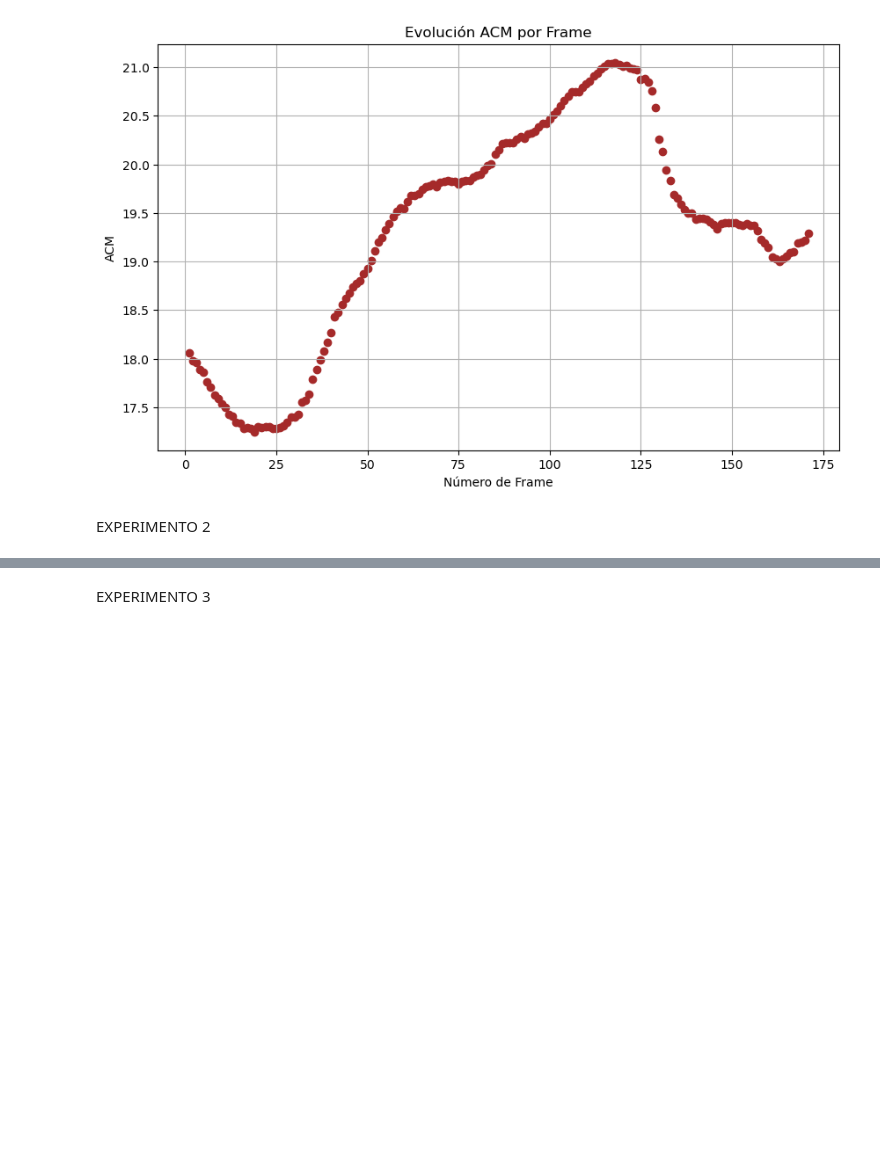
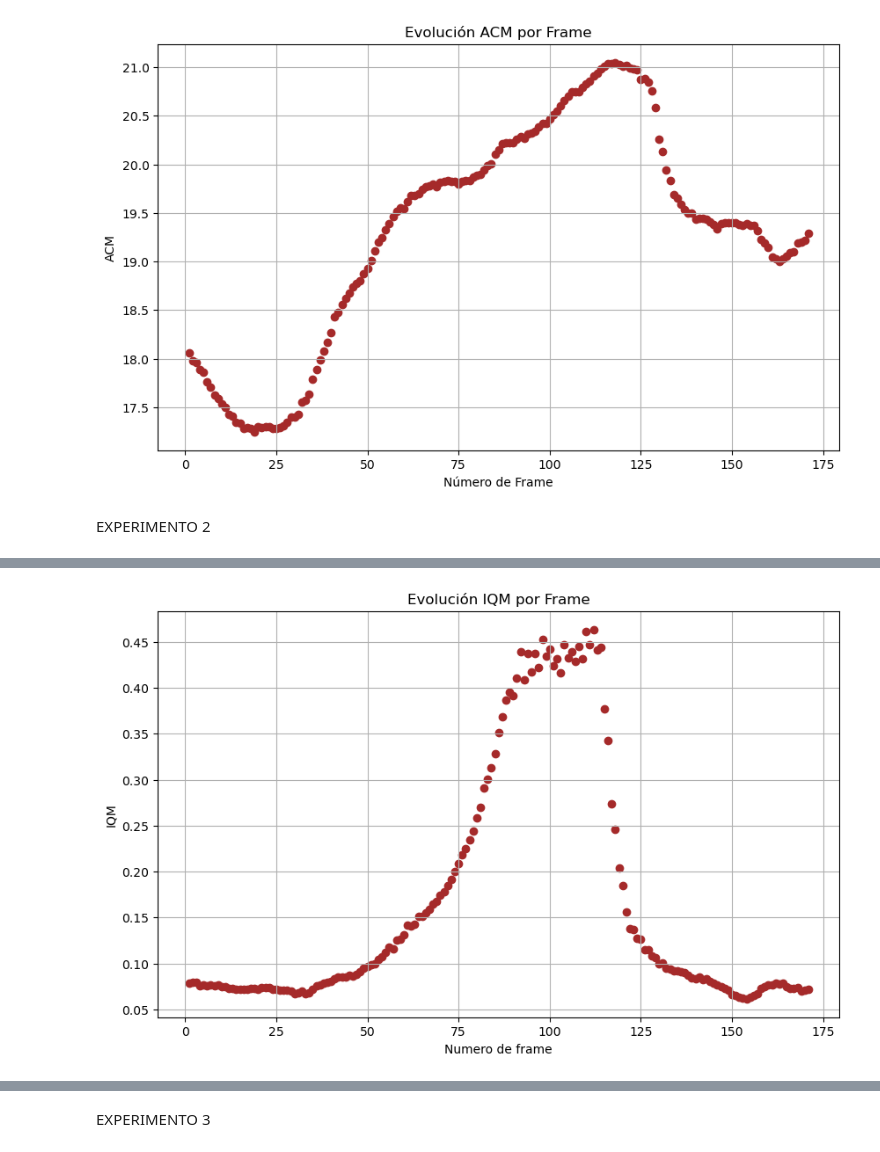
Before and after one commit to vasconcelosfer/ComputerVision, a Jupyter notebook: TP2_ENTREGA.ipynb, the cells around one changed output, grey strips where cells are left out. Drawn from its saved outputs; the diff is of its cells as text; code cells hidden in the pictures; blank space fills up the shorter version.

```diff
--- a/TP2_ENTREGA.ipynb
+++ b/TP2_ENTREGA.ipynb
@@ -204,6 +204,16 @@ def convert_to_img(value_list: list, image_shape: tuple, total_frames: int):
 
     # Remove alplha channel and return
     return image[:,:,:3]
+# %%
+def graficar(x, y, x_label="Numero de frame", y_label="Metrica"):
+    plt.figure(figsize=(10, 6))
+    plt.scatter(x, y, color='brown', marker='o')
+    # Etiquetas y título
+    plt.xlabel(x_label)
+    plt.ylabel(f'{y_label}')
+    plt.title(f'Evolución {y_label} por Frame')
+    plt.grid(True)
+    plt.show()
 # %%
 video_player = VideoPlayer(video_path)
 # %% [markdown]
@@ -225,7 +235,7 @@ while True:
         break
 
     # Obtenemos la medicion
-    fm_score_list.append(calcular_iqm(cv2.cvtColor(video_player.get_roi_frame(), cv2.COLOR_BGR2GRAY)))
+    fm_score_list.append(calcular_iqm(video_player.get_roi_frame()))
 
     # Combina el frame original y la gráfica de la medicion del blur
     img_frame = convert_to_img(fm_score_list, video_player.shape, video_player.frame_count)
@@ -248,33 +258,20 @@ video_player.get_video_pos()
 # %%
 def procesar_video_completo(video_player, metric = calcular_iqm, name_metric = 'IQM'):
     video_player.restart()
-    iqm_lista = []
+    metric_lista = []
     frame_numeros = []
 
     while True:
         frame = video_player.get_frame()
         if frame is None:
             break  # Si no hay más frames, salir del bucle
+        # Calcular IQM
+        metric_lista.append(metric(video_player.get_roi_frame()))
 
-        frame_gris = cv2.cvtColor(frame, cv2.COLOR_BGR2GRAY)
+    max_iqm = metric_lista.index(max(metric_lista))+1
 
-        # Calcular IQM
-        iqm = metric(frame_gris)
-        iqm_lista.append(iqm)
+    print(f'Frame de máximo {name_metric} {max_iqm} ({max(metric_lista)}' )
+    frame_indices = list(range(1, video_player.frame_count+1))
 
-
-    print(f'Frame de máximo {name_metric} {iqm_lista.index(max(iqm_lista))+1} ({max(iqm_lista)}' )
-    frame_numeros = list(range(1, len(iqm_lista)+1))
     # Graficar los resultados
-    plt.figure(figsize=(10, 6))
-    plt.scatter(frame_numeros, iqm_lista, color='brown', marker='o')
-
-    # Etiquetas y título
-    plt.xlabel('Número de Frame')
-    plt.ylabel(f'{name_metric}')
-    plt.title(f'Evolución {name_metric} por Frame')
-    plt.grid(True)
-    plt.show()
-
-procesar_video_completo(video_player,metric=calcular_iqm, name_metric = 'IQM')
-procesar_video_completo(video_player,metric=calcular_acm, name_metric = 'ACM')
+    graficar(frame_indices, metric_lista, y_label=name_metric)
@@ -375,3 +375,10 @@ Frame de maximo ACM 118 (21.047174239321112)
 [figure]
 # %% [markdown]
 EXPERIMENTO 2
+# %%
+%time
+video_player.set_roi(height=107, width=107)
+procesar_video_completo(video_player,metric=calcular_iqm, name_metric = 'IQM')
+# procesar_video_completo(video_player,metric=calcular_acm, name_metric = 'ACM')
+video_player.unset_roi()
+# %% [output]
@@ -378 +388,2 @@ EXPERIMENTO 2
+[figure, added]
 # %%
```
Also changed, not shown: parts of 6 cells of this notebook.
